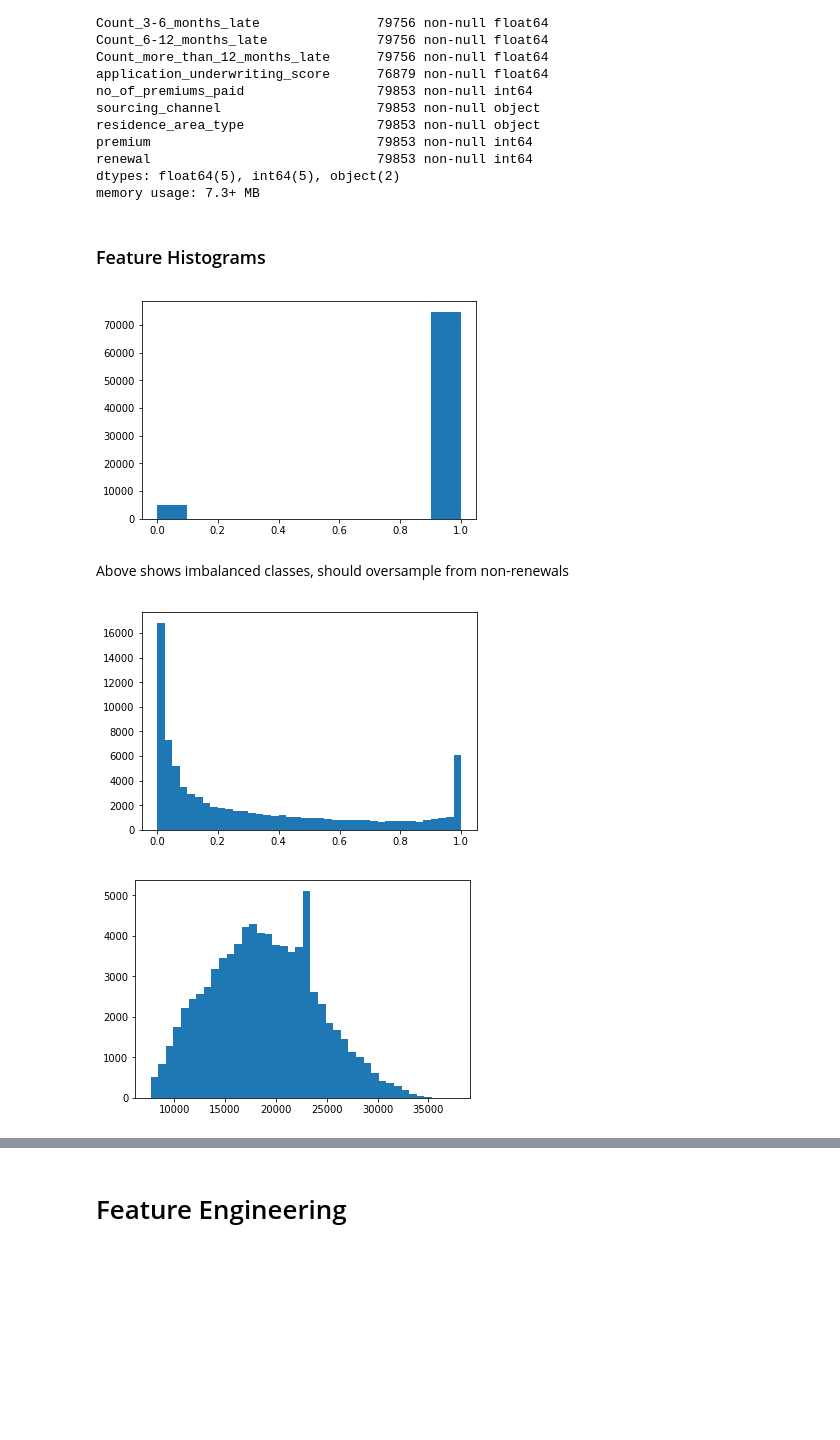
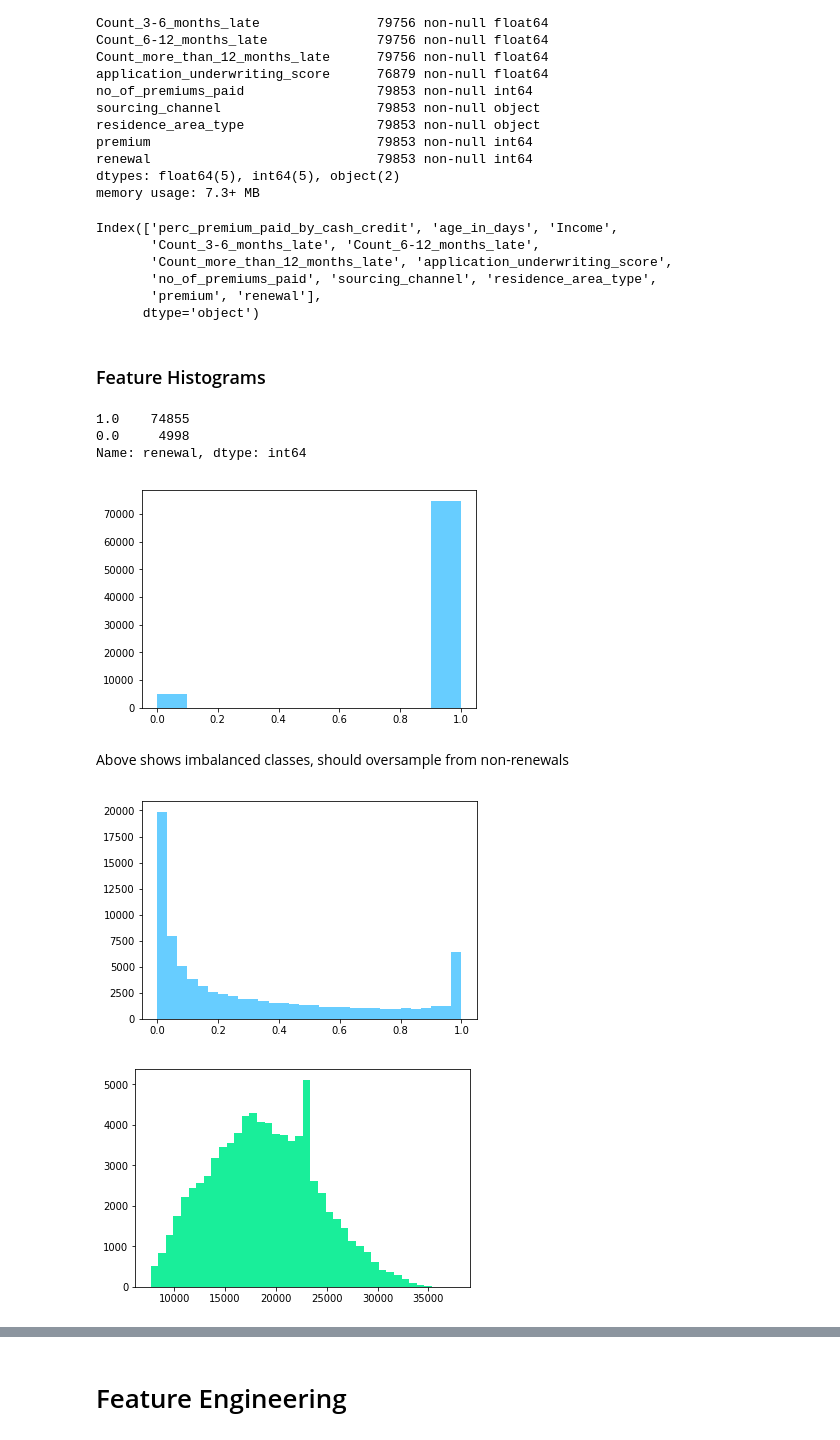
Before and after one commit to dennismattr/mckinsey_hackathon, a Jupyter notebook: mk_hackathon.ipynb, the cells around one changed output, grey strips where cells are left out. Drawn from its saved outputs; the diff is of its cells as text; code cells hidden in the pictures; blank space fills up the shorter version.

```diff
--- a/mk_hackathon.ipynb
+++ b/mk_hackathon.ipynb
@@ -4,9 +4,6 @@
 # Basics
 import numpy as np
 import pandas as pd
-
-# fmin would be more efficient way to find incentives
-from scipy.optimize import fmin
 
 # SMOTE to fix class imbalance
 from imblearn.over_sampling import SMOTE
@@ -26,11 +23,23 @@ from sklearn.svm import SVC
 
 # Neural Network imports
 from keras.models import Sequential
-from keras.layers import Dense
+from keras.layers import Dense, Dropout
 
 # Plotting imports
 import matplotlib.pyplot as plt
 %matplotlib inline
+
+# Formatting
+colors = {
+    'dark': '#1A2533',
+    'gray': '#CCCCCC',
+    'blue': '#67CDFF',
+    'green': '#19EE9A',
+    'yellow': '#F7FF48',
+    'orange': '#FFB115',
+    'pink': '#FF1D97',
+    'purple': '#8F6AFF'
+}
 # %% [markdown]
 # Functions
 # %%
@@ -112,9 +131,9 @@ def optimize_cart_model(model, parameters, optimization_type):
 # Load Data
 # %%
 # Load data and drop the id row
-train = pd.read_csv('./train.csv')
+train = pd.read_csv('./data/train.csv')
 train.drop(['id'], axis=1, inplace=True)
-test = pd.read_csv('./test.csv')
+test = pd.read_csv('./data/test.csv')
 test_ids = test['id'].copy() # Copying to concat on submission at end
 test.drop(['id'], axis=1, inplace=True)
 # %% [markdown]
@@ -175,20 +203,33 @@ premium                             79853 non-null int64
 renewal                             79853 non-null int64
 dtypes: float64(5), int64(5), object(2)
 memory usage: 7.3+ MB
+# %%
+train.columns
+# %% [output]
+Index(['perc_premium_paid_by_cash_credit', 'age_in_days', 'Income',
+       'Count_3-6_months_late', 'Count_6-12_months_late',
+       'Count_more_than_12_months_late', 'application_underwriting_score',
+       'no_of_premiums_paid', 'sourcing_channel', 'residence_area_type',
+       'premium', 'renewal'],
+      dtype='object')
 # %% [markdown]
 ### Feature Histograms
 # %%
-plt.hist(train['renewal']);
+plt.hist(train['renewal'], color=colors['blue']);
+train['renewal'].value_counts()
 # %% [output]
+1.0    74855
+0.0     4998
+Name: renewal, dtype: int64
-[figure, old version]
+[figure, new version]
 # %% [markdown]
 Above shows imbalanced classes, should oversample from non-renewals
 # %%
-plt.hist(train['perc_premium_paid_by_cash_credit'], bins=40);
+plt.hist(train['perc_premium_paid_by_cash_credit'], bins=30, color=colors['blue']);
 # %% [output]
-[figure, old version]
+[figure, new version]
 # %%
-plt.hist(train['age_in_days'], bins=40);
+plt.hist(train['age_in_days'], bins=40, color=colors['green']);
 # %% [output]
-[figure, old version]
+[figure, new version]
 # %%
```
Also changed, not shown: parts of 42 cells of this notebook.
